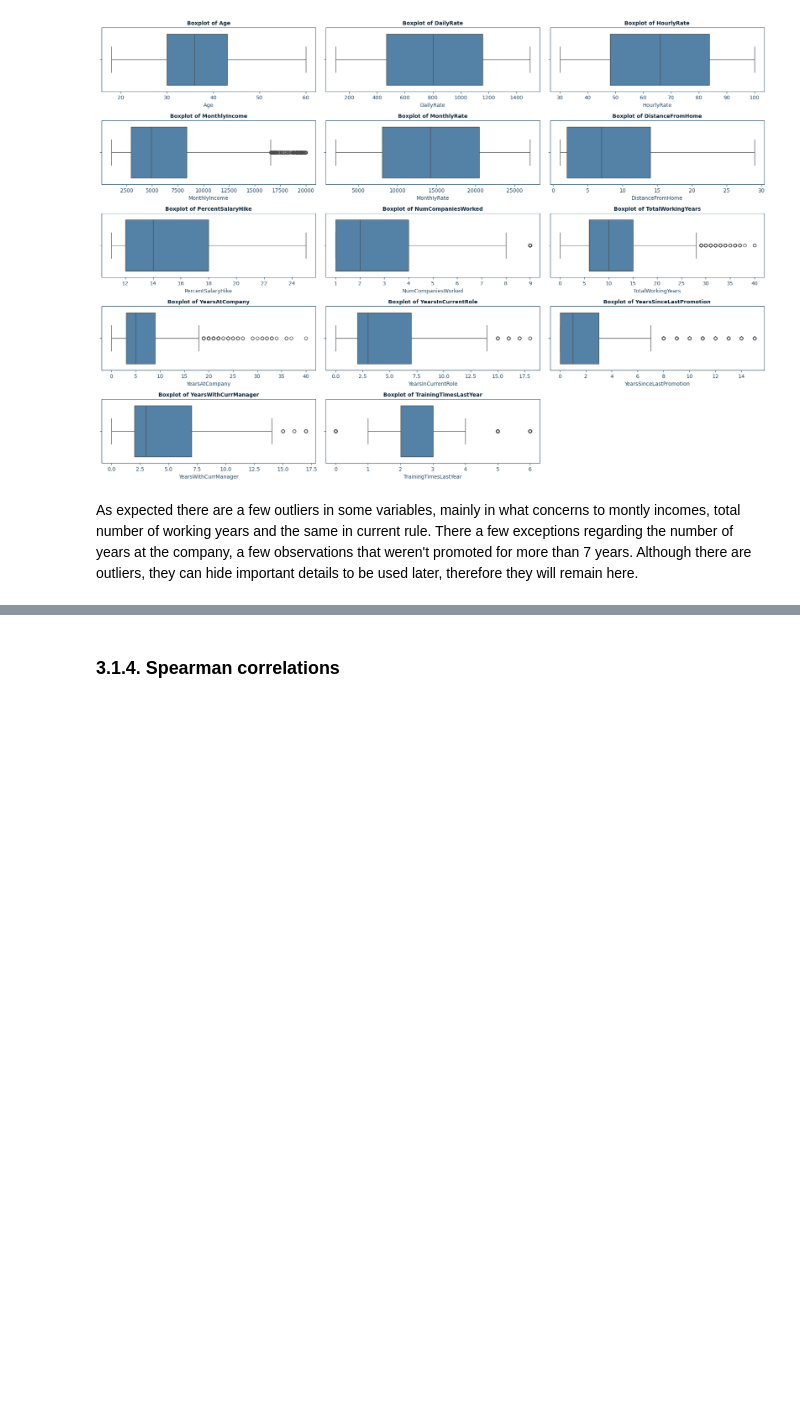
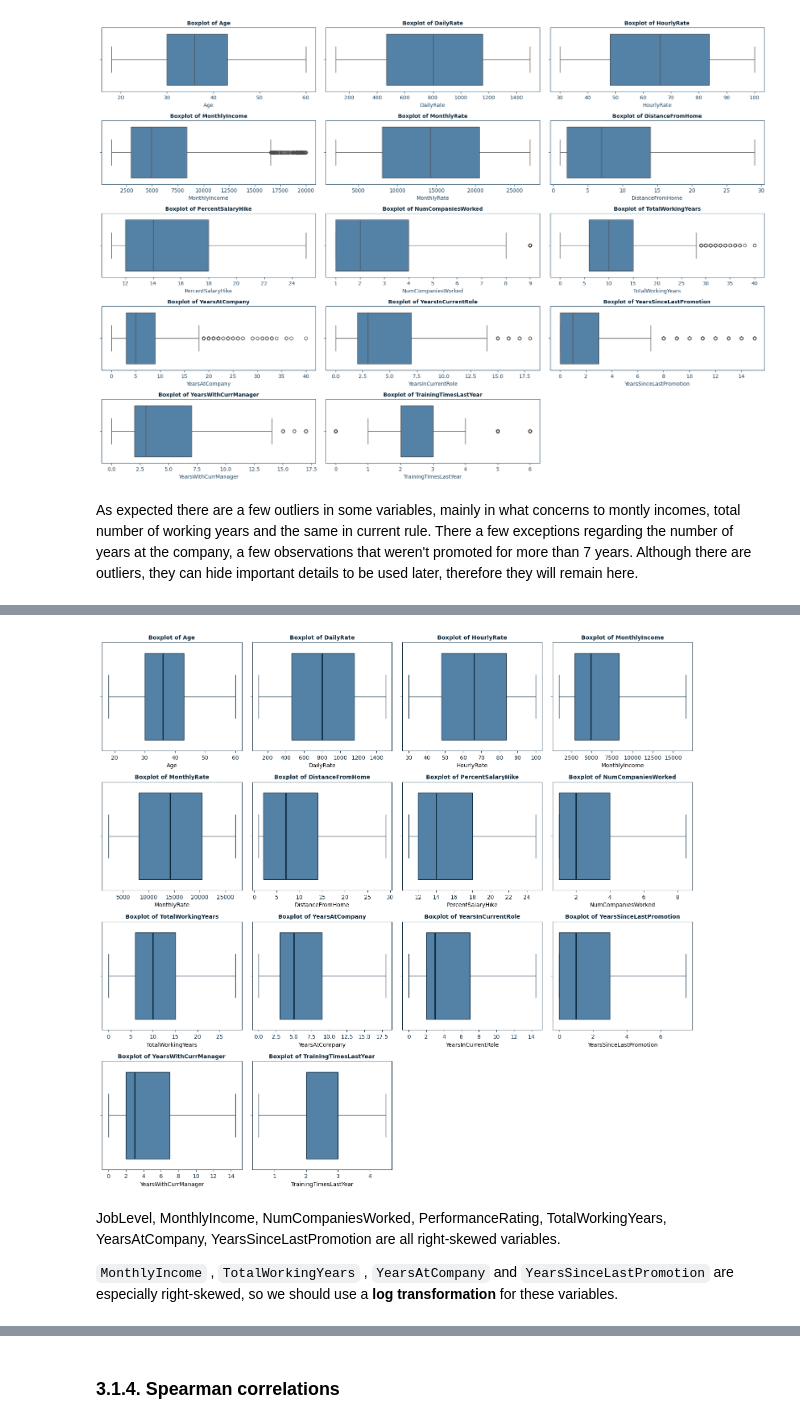
Before and after one commit to filipe-carmo/EDSB25_10, a Jupyter notebook: 2. Exploratory Data Analysis.ipynb, the cells around one changed output, grey strips where cells are left out. Drawn from its saved outputs; the diff is of its cells as text; code cells hidden in the pictures; blank space fills up the shorter version.

Commit message:
eda add graphs for presentation

```diff
--- a/2. Exploratory Data Analysis.ipynb
+++ b/2. Exploratory Data Analysis.ipynb
@@ -305,3 +315,69 @@ plt.show()
 [figure]
 # %% [markdown]
 As expected there are a few outliers in some variables, mainly in what concerns to montly incomes, total number of working years and the same in current rule. There a few exceptions regarding the number of years at the company, a few observations that weren't promoted for more than 7 years. Although there are outliers, they can hide important details to be used later, therefore they will remain here.
+# %%
+HR_EDA_outliers = HR_EDA.copy()
+numeric_cols = ['Age','DailyRate', 'HourlyRate', 'MonthlyIncome', 'MonthlyRate',
+                'DistanceFromHome','PercentSalaryHike', 'NumCompaniesWorked',
+                'TotalWorkingYears', 'YearsAtCompany','YearsInCurrentRole',
+                'YearsSinceLastPromotion','YearsWithCurrManager', 'TrainingTimesLastYear']
+
+# Calculate Q1, Q3, and IQR - FIX: apply to DataFrame columns, not list
+q1 = HR_EDA_outliers[numeric_cols].quantile(0.25)
+q3 = HR_EDA_outliers[numeric_cols].quantile(0.75)
+iqr = q3 - q1
+
+print("The dataset has following numerical columns:", numeric_cols)
+print("\nInterquartile ranges:")
+print(iqr)
+print("\n75% quartiles:")
+print(q3)
+print("\n25% quartiles:")
+print(q1)
+
+# Define lower and upper bounds
+lower_bound = q1 - 1.5 * iqr
+upper_bound = q3 + 1.5 * iqr
+
+# Replace outliers with bounds - FIX: clip on DataFrame columns
+HR_EDA_clipped = HR_EDA_outliers.copy()
+for col in numeric_cols:
+    HR_EDA_clipped[col] = HR_EDA_outliers[col].clip(lower=lower_bound[col], upper=upper_bound[col])
+
+# Descriptive statistics
+print("\nDescriptive statistics after clipping:")
+print(HR_EDA_clipped[numeric_cols].describe())
+
+# Plotting - FIX: calculate proper grid size
+n_cols_plot = 4
+n_rows_plot = (len(numeric_cols) + n_cols_plot - 1) // n_cols_plot
+
+fig, axes = plt.subplots(n_rows_plot, n_cols_plot, figsize=(15, 3.5*n_rows_plot))
+axes = axes.flatten()
+
+for i, col in enumerate(numeric_cols):
+    sns.boxplot(
+        data=HR_EDA_clipped,
+        x=col,
+        ax=axes[i],
+        orient='h',
+        color='steelblue',  # Box fill color
+        boxprops=dict(edgecolor='#0B273A'),
+        whiskerprops=dict(color='#0B273A'),
+        capprops=dict(color='#0B273A'),
+        medianprops=dict(color='#0B273A', linewidth=2)
+    )
+    axes[i].set_title(f'Boxplot of {col}', fontsize=10, color='#0B273A', fontweight='bold')
+    axes[i].tick_params(colors='#0B273A')
+
+    # Color spines
+    for spine in axes[i].spines.values():
+        spine.set_color('#0B273A')
+
+# Hide unused subplots
+for j in range(i+1, len(axes)):
+    axes[j].set_visible(False)
+
+plt.tight_layout()
+plt.show()
+# %% [output]
@@ -307,0 +401,5 @@ As expected there are a few outliers in some variables, mainly in what concerns
+[figure, added]
+# %% [markdown]
+JobLevel, MonthlyIncome, NumCompaniesWorked, PerformanceRating, TotalWorkingYears, YearsAtCompany, YearsSinceLastPromotion are all right-skewed variables.
+
+`MonthlyIncome` , `TotalWorkingYears` , `YearsAtCompany` and `YearsSinceLastPromotion` are especially right-skewed, so we should use a **log transformation** for these variables.
```
Also changed, not shown: parts of 37 cells of this notebook.
